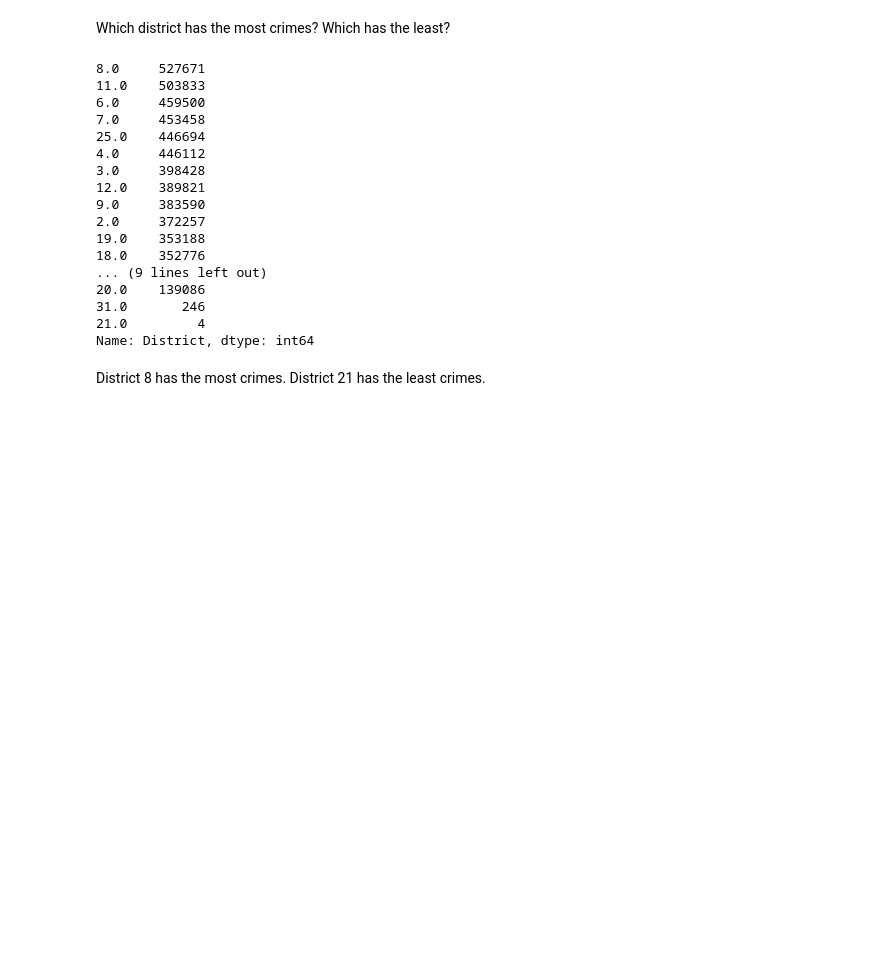
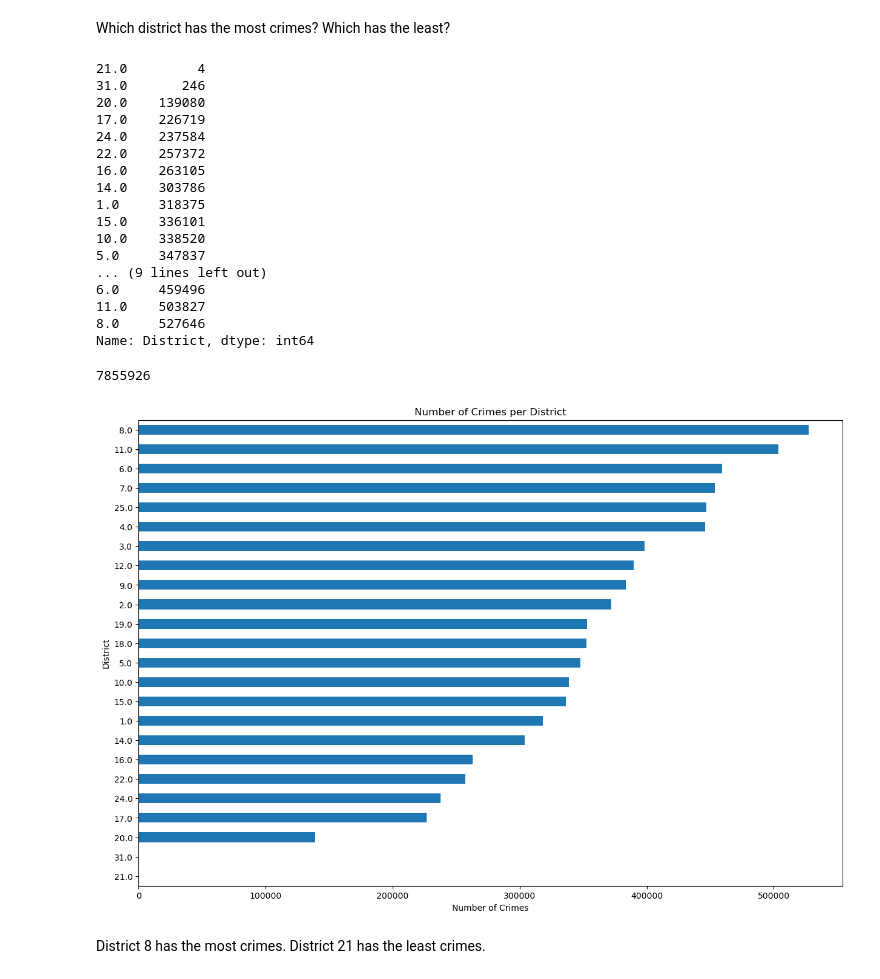
Before and after one commit to BenjaminEngel919/Project-4, a Jupyter notebook: Part 1.ipynb, the cells around one changed output. Saved outputs shown, nothing was run; the diff lists cells and outputs as text; code cells hidden in the pictures; blank space fills up the shorter version.

```diff
--- a/Part 1.ipynb
+++ b/Part 1.ipynb
@@ -384,0 +387,5 @@ memory usage: 734.2+ MB
+# %%
+not_crime = chicago_final['Primary Type'].str.startswith('NON')
+# %%
+chicago = chicago_final[~not_crime]
+chicago
@@ -388,25 +410,39 @@ memory usage: 734.2+ MB
 Which district has the most crimes? Which has the least?
 # %%
 #Values for each district
-chicago_final['District'].value_counts()
+districtcounts = chicago['District'].value_counts().sort_values()
+districtcounts
 # %% [output]
-8.0     527671
-11.0    503833
-6.0     459500
-7.0     453458
-25.0    446694
-4.0     446112
-3.0     398428
-12.0    389821
-9.0     383590
-2.0     372257
-19.0    353188
-18.0    352776
+21.0         4
+31.0       246
+20.0    139080
+17.0    226719
+24.0    237584
+22.0    257372
+16.0    263105
+14.0    303786
+1.0     318375
+15.0    336101
+10.0    338520
+5.0     347837
 ... (9 lines left out)
-20.0    139086
-31.0       246
-21.0         4
+6.0     459496
+11.0    503827
+8.0     527646
 Name: District, dtype: int64
+# %%
+districtcounts.values.sum()
+# %% [output]
+7855926
+# %%
+fig, ax = plt.subplots(figsize=(15, 10))
+districtcounts.plot(kind='barh')
+
+plt.xlabel('Number of Crimes')
+plt.ylabel('District')
+plt.title('Number of Crimes per District');
+# %% [output]
+[figure, added]
 # %% [markdown]
 District 8 has the most crimes. District 21 has the least crimes.
 # %% [markdown]
```
Also changed, not shown: parts of 40 cells of this notebook.
